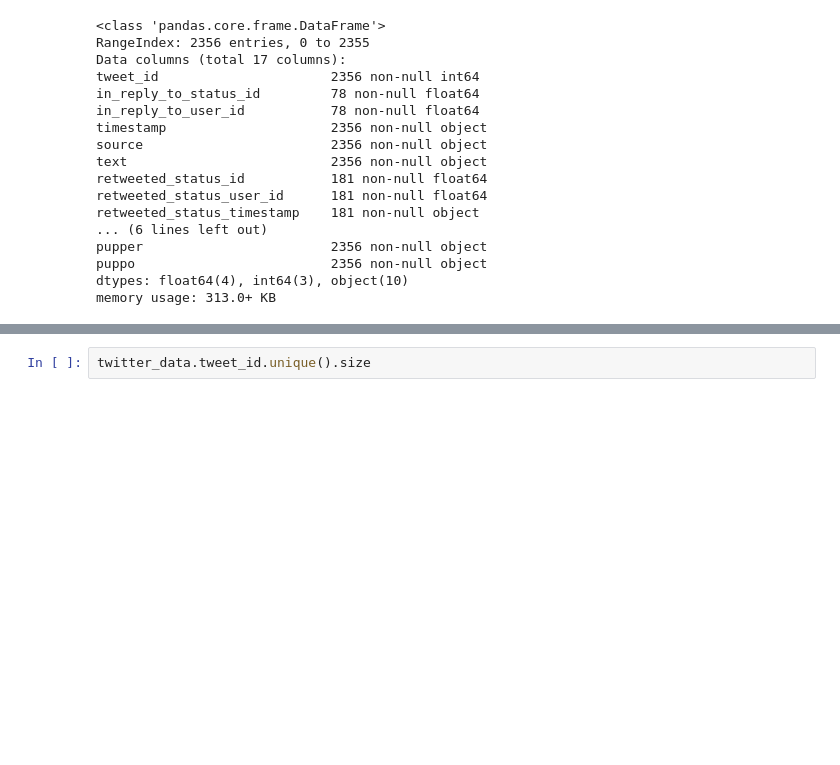
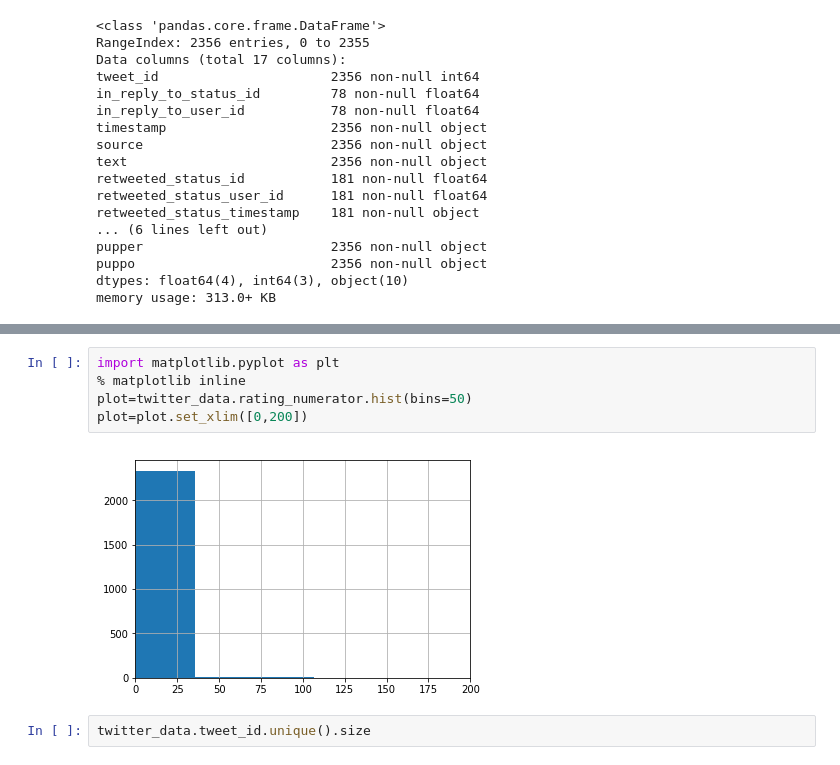
Before and after one commit to yagueits/Web-scrapping, a Jupyter notebook: wrangle_actYAGO.ipynb, the cells around one changed output, grey strips where cells are left out. Drawn from its saved outputs; the diff is of its cells as text; blank space fills up the shorter version.

```diff
--- a/wrangle_actYAGO.ipynb
+++ b/wrangle_actYAGO.ipynb
@@ -183,3 +183,10 @@ plot.set_ylim([0,10])
+# %%
+import matplotlib.pyplot as plt
+% matplotlib inline
+plot=twitter_data.rating_numerator.hist(bins=50)
+plot=plot.set_xlim([0,200])
+# %% [output]
+[figure, added]
 # %%
 twitter_data.tweet_id.unique().size
 # %% [output]
```
Also changed, not shown: parts of 10 cells of this notebook.
